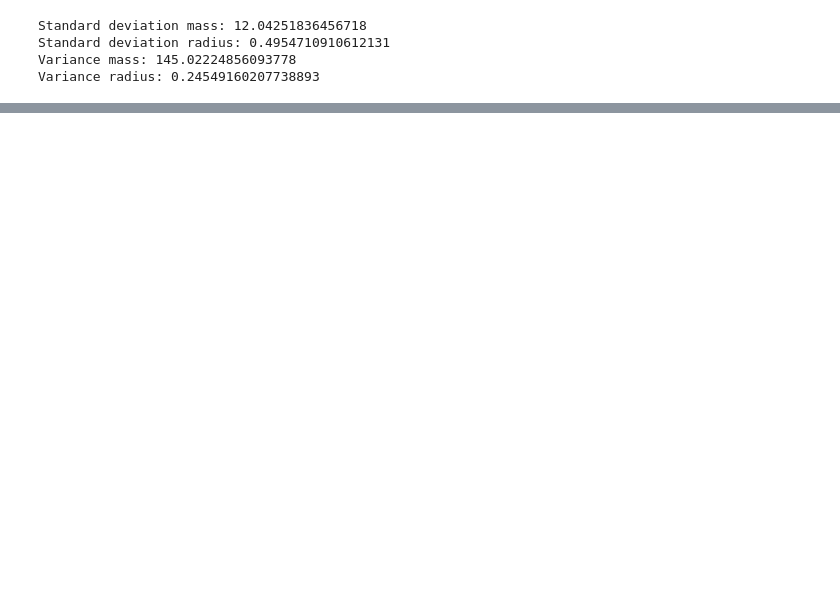
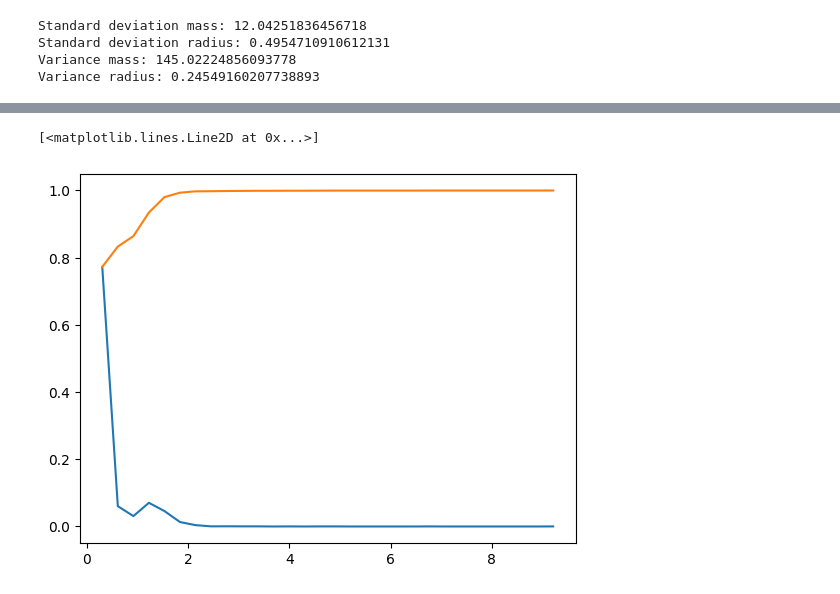
Before and after one commit to samkampitsch/data-and-statistics, a Jupyter notebook: Exoplanets.ipynb, the cells around one changed output, grey strips where cells are left out. Saved outputs shown, nothing was run; the diff lists cells and outputs as text; code cells hidden in the pictures; blank space fills up the shorter version.

```diff
--- a/Exoplanets.ipynb
+++ b/Exoplanets.ipynb
@@ -337,0 +398,8 @@ Variance radius: 0.24549160207738893
+# %%
+#discrete distribution of radius
+N, bins_edges = np.histogram(tbl["radius"], bins=30)
+plt.plot(bins_edges[1:], N/sum(N))
+plt.plot(bins_edges[1:], np.cumsum(N)/sum(N))
+# %% [output]
+[<matplotlib.lines.Line2D at 0x...>]
+[figure, added]
```
Also changed, not shown: parts of 13 cells of this notebook.
